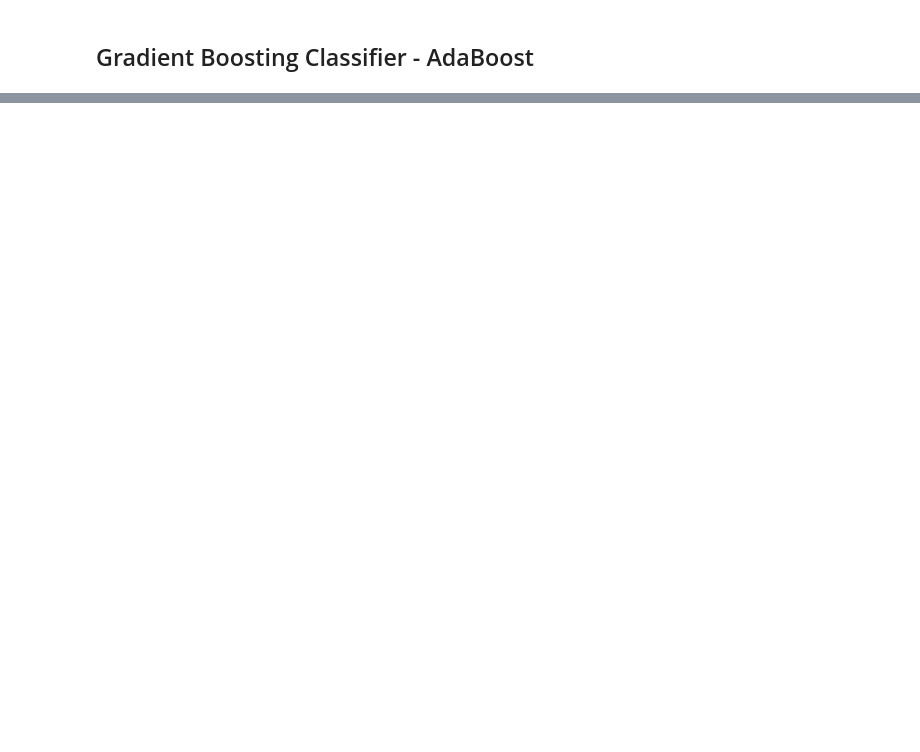
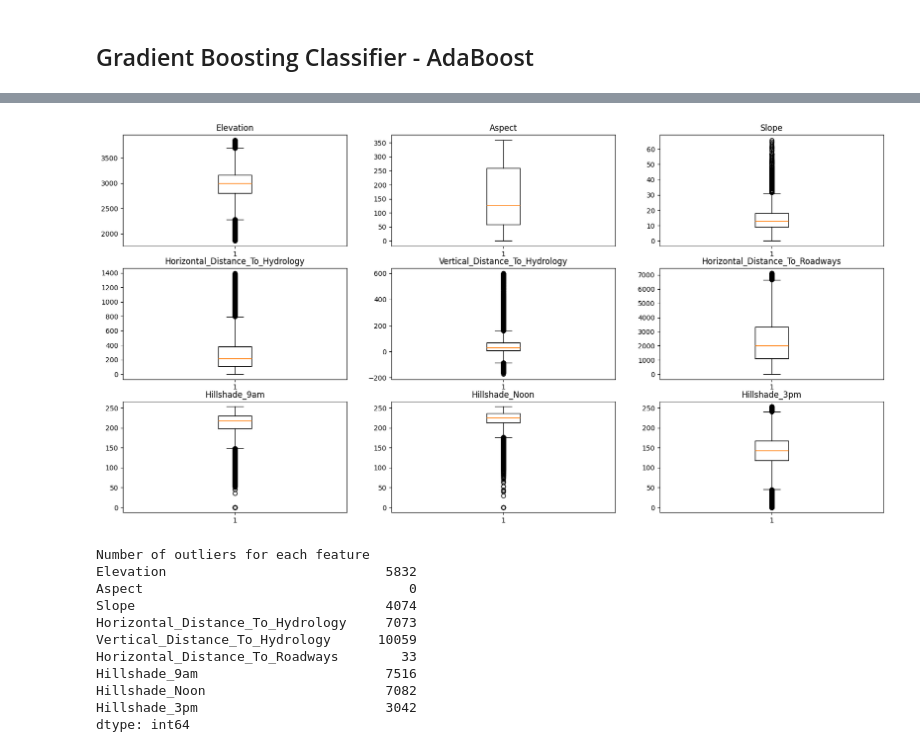
Before and after one commit to saiprakash-c/machine-learning-fundamentals, a Jupyter notebook: ensemble_learning.ipynb, the cells around one changed output, grey strips where cells are left out. Saved outputs shown, nothing was run; the diff lists cells and outputs as text; code cells hidden in the pictures; blank space fills up the shorter version.

```diff
--- a/ensemble_learning.ipynb
+++ b/ensemble_learning.ipynb
@@ -350,0 +329,26 @@ plot_decision_boundary(rnd_clf, X, y)
+# %%
+# load the data
+import pandas as pd
+
+def load_covertype_data(cover_path=COVER_PATH):
+    csv_path = os.path.join(cover_path, "covtype.data.gz")
+    return pd.read_csv(csv_path, header=None)
+
+cover = load_covertype_data()
+
+# keep header names as per the info file
+
+cover.columns = ['Elevation', 'Aspect', 'Slope', 'Horizontal_Distance_To_Hydrology',
+                    'Vertical_Distance_To_Hydrology', 'Horizontal_Distance_To_Roadways',
+                    'Hillshade_9am', 'Hillshade_Noon', 'Hillshade_3pm',
+                    'Horizontal_Distance_To_Fire_Points'] + \
+                    ['Wilderness_Area_{}'.format(i) for i in range(4)] + \
+                    ['Soil_Type_{}'.format(i) for i in range(40)] + \
+                    ['Cover_Type']
+
+# print the first five rows
+print(cover.head())
+
+# split into X and Y
+X = cover.drop(['Cover_Type'], axis=1)
+y = cover['Cover_Type']
@@ -350,0 +430,30 @@ plot_decision_boundary(rnd_clf, X, y)
+# %%
+# check if there are outliers in the data
+# plot box plot for each feature separately
+plt.figure(figsize=(20, 10))
+for idx, col in enumerate(X.iloc[:,0:9].columns):
+    plt.subplot(3,3,idx+1)
+    plt.boxplot(X[col])
+    plt.title(col)
+plt.show()
+
+# Calculate Z-score for each feature
+from scipy import stats
+z = np.abs(stats.zscore(X.iloc[:,0:9]))
+
+# count the number of outliers for each feature
+print("Number of outliers for each feature")
+print(np.sum(z>3, axis=0))
+# %% [output]
+[figure, added]
+Number of outliers for each feature
+Elevation                            5832
+Aspect                                  0
+Slope                                4074
+Horizontal_Distance_To_Hydrology     7073
+Vertical_Distance_To_Hydrology      10059
+Horizontal_Distance_To_Roadways        33
+Hillshade_9am                        7516
+Hillshade_Noon                       7082
+Hillshade_3pm                        3042
+dtype: int64
```
Also changed, not shown: parts of 17 cells of this notebook.
